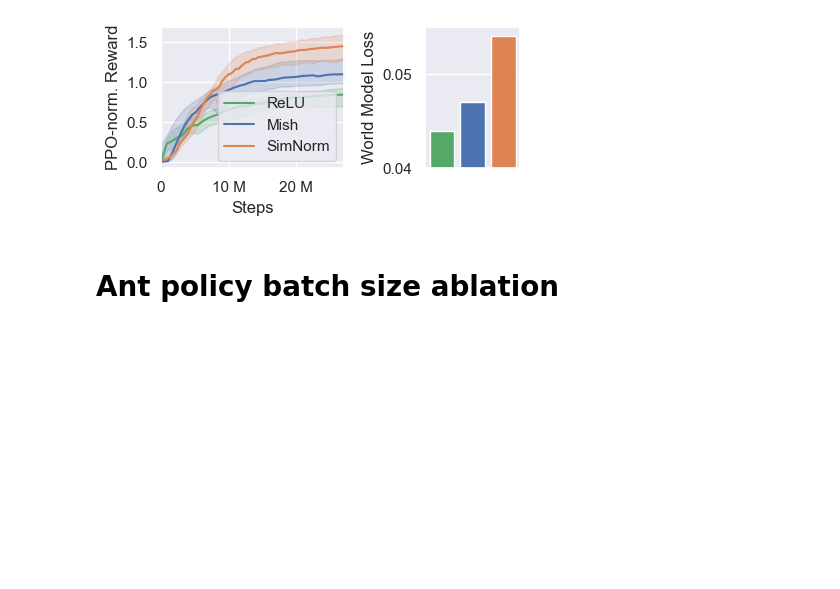
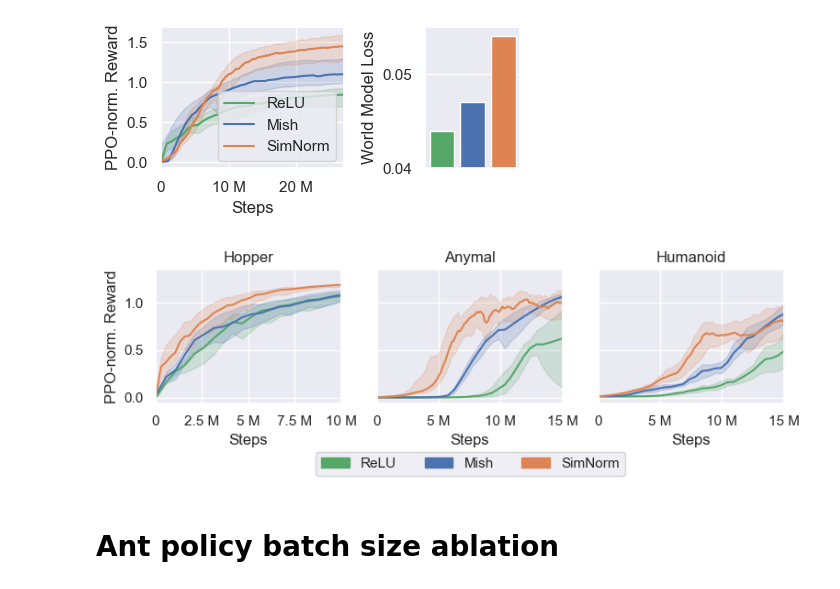
Before and after one commit to imgeorgiev/PWM, a Jupyter notebook: results/results.ipynb, the cells around one changed output. Saved outputs shown, nothing was run; the diff lists cells and outputs as text; code cells hidden in the pictures; blank space fills up the shorter version.

Commit message:
add more ablations

```diff
--- a/results/results.ipynb
+++ b/results/results.ipynb
@@ -833,6 +833,46 @@ plt.tight_layout()
 plt.savefig("../figures/world_model_ablation.pdf", bbox_inches="tight", pad_inches=0.1)
 # %% [output]
 [figure]
+# %%
+# additioanly world model ablation results
+fig, ax = plt.subplots(1, 3, figsize=(8,2.5), sharey=True)
+
+for i, env in enumerate(["hopper", "anymal", "humanoid"]):
+    pwm_data = process_step_data_iqm(f"data/pwm_{env}.csv", row="Step", col="rewards", smooth=0.7)
+    pwm_data_mish = process_step_data_iqm(f"data/pwm_{env}_mish.csv", row="Step", col="rewards", smooth=0.7)
+    pwm_data_relu = process_step_data_iqm(f"data/pwm_{env}_relu.csv", row="Step", col="rewards", smooth=0.7)
+    pwm_data /= perf_scales[env]
+    pwm_data_mish /= perf_scales[env]
+    pwm_data_relu /= perf_scales[env]
+
+    ax[i].plot(pwm_data_relu.rewards, label="ReLU", color=colors["PPO"])
+    ax[i].fill_between(pwm_data_relu.index, pwm_data_relu["rewards_min"], pwm_data_relu["rewards_max"], alpha=0.2, color=colors["PPO"])
+    ax[i].plot(pwm_data_mish.rewards, label="Mish", color=colors["SHAC"])
+    ax[i].fill_between(pwm_data_mish.index, pwm_data_mish["rewards_min"], pwm_data_mish["rewards_max"], alpha=0.2, color=colors["SHAC"])
+    ax[i].plot(pwm_data.rewards, label="SimNorm", color=colors["PWM"])
+    ax[i].fill_between(pwm_data.index, pwm_data["rewards_min"], pwm_data["rewards_max"], alpha=0.2, color=colors["PWM"])
+
+    ax[i].xaxis.set_major_formatter(ticker.EngFormatter())
+    ax[i].set_xlabel("Steps")
+    ax[i].set_title(env.capitalize())
+
+ax[0].set_ylabel("PPO-norm. Reward")
+# ax[0].legend()
+ax[0].set_xlim(0, 10e6)
+ax[1].set_xlim(0, 15e6)
+ax[2].set_xlim(0, 15e6)
+
+leg = [mpatches.Patch(color=colors["PPO"], label="ReLU"),
+       mpatches.Patch(color=colors["SHAC"], label="Mish"),
+       mpatches.Patch(color=colors["PWM"], label="SimNorm")]
+
+fig.legend(handles=leg, loc='center', bbox_to_anchor=(0.53, -0.0), fancybox=True, shadow=False, ncol=len(leg))
+
+
+plt.tight_layout()
+plt.savefig("../figures/world_model_ablation_2.pdf", bbox_inches="tight", pad_inches=0.1)
+# %% [output]
+[figure, added]
 # %% [markdown]
 # Ant policy batch size ablation
 # %%
```
Also changed, not shown: parts of 2 cells of this notebook, 8 other files.
